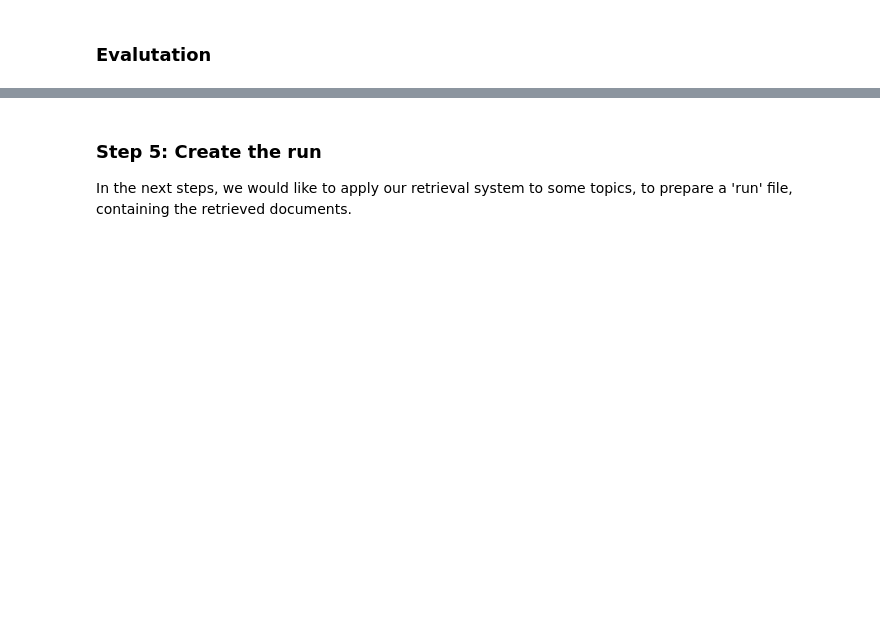
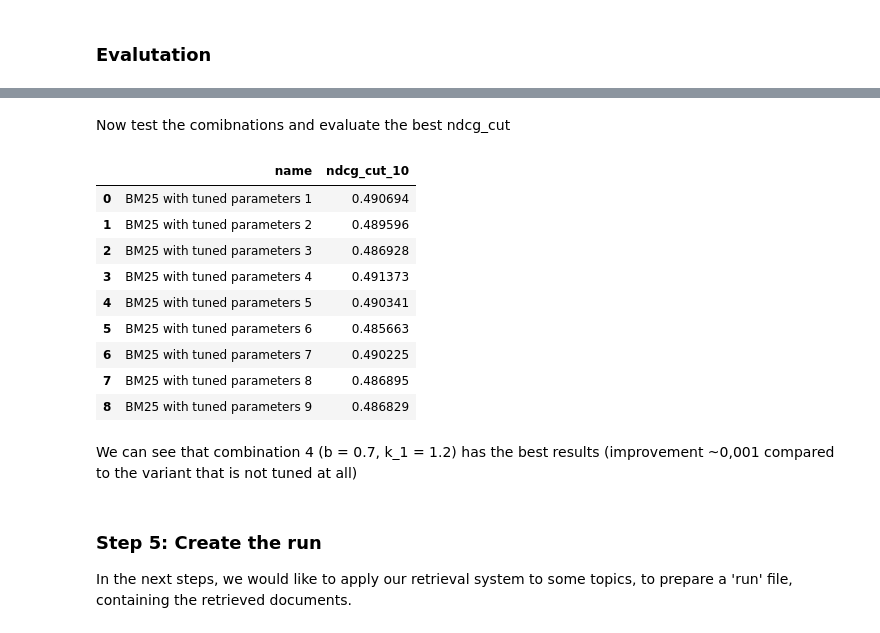
Before and after one commit to PatrickStahl/information-retrieval-exercise, a Jupyter notebook: baseline-retrieval-system/baseline-retrieval-system.ipynb, the cells around one changed output, grey strips where cells are left out. Cells and saved outputs as stored; diff of their text form; code cells hidden in the pictures; blank space fills up the shorter version.

```diff
--- a/baseline-retrieval-system/baseline-retrieval-system.ipynb
+++ b/baseline-retrieval-system/baseline-retrieval-system.ipynb
@@ -338,3 +406,28 @@ df.sort_values('nDCG@10', ascending=False)
+# %% [markdown]
+Now test the comibnations and evaluate the best ndcg_cut
+# %%
+from pyterrier import Experiment
+
+Experiment(
+    [bm25_1, bm25_2, bm25_3, bm25_4, bm25_5, bm25_6, bm25_7, bm25_8, bm25_9],
+    topics = pt_dataset.get_topics("text"),
+    qrels = pt_dataset.get_qrels(),
+    eval_metrics=["ndcg_cut_10"],
+    names=["BM25 with tuned parameters 1", "BM25 with tuned parameters 2", "BM25 with tuned parameters 3", "BM25 with tuned parameters 4", "BM25 with tuned parameters 5", "BM25 with tuned parameters 6", "BM25 with tuned parameters 7", "BM25 with tuned parameters 8", "BM25 with tuned parameters 9"]
+)
+# %% [output]
+|  | name | ndcg_cut_10 |
+| 0 | BM25 with tuned parameters 1 | 0.490694 |
+| 1 | BM25 with tuned parameters 2 | 0.489596 |
+| 2 | BM25 with tuned parameters 3 | 0.486928 |
+| 3 | BM25 with tuned parameters 4 | 0.491373 |
+| 4 | BM25 with tuned parameters 5 | 0.490341 |
+| 5 | BM25 with tuned parameters 6 | 0.485663 |
+| 6 | BM25 with tuned parameters 7 | 0.490225 |
+| 7 | BM25 with tuned parameters 8 | 0.486895 |
+| 8 | BM25 with tuned parameters 9 | 0.486829 |
+# %% [markdown]
+We can see that combination 4 (b = 0.7, k_1 = 1.2) has the best results (improvement  ~0,001 compared to the variant that is not tuned at all)
 # %% [markdown]
 ### Step 5: Create the run
 In the next steps, we would like to apply our retrieval system to some topics, to prepare a 'run' file, containing the retrieved documents.
```
Also changed, not shown: parts of 39 cells of this notebook.
